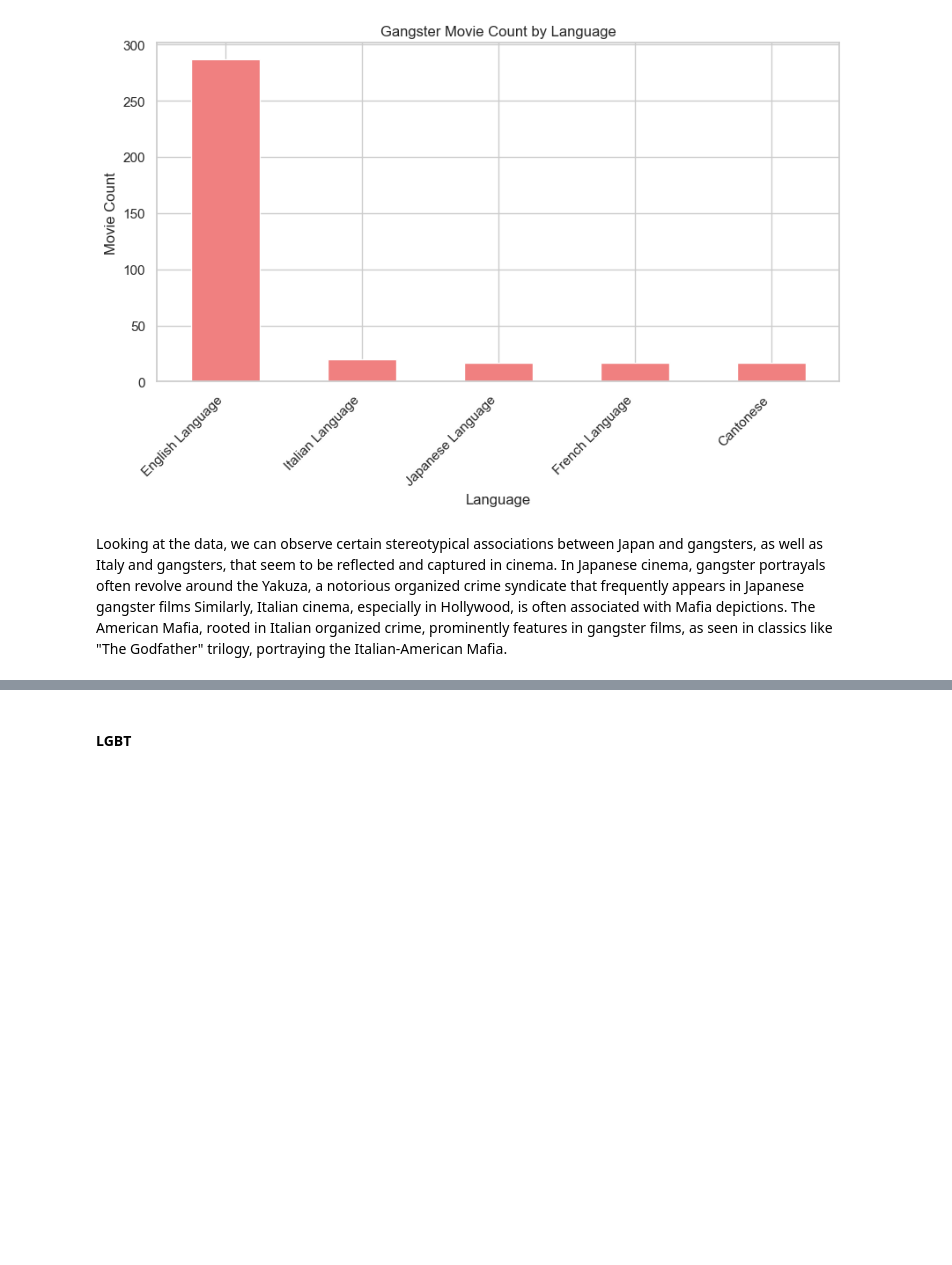
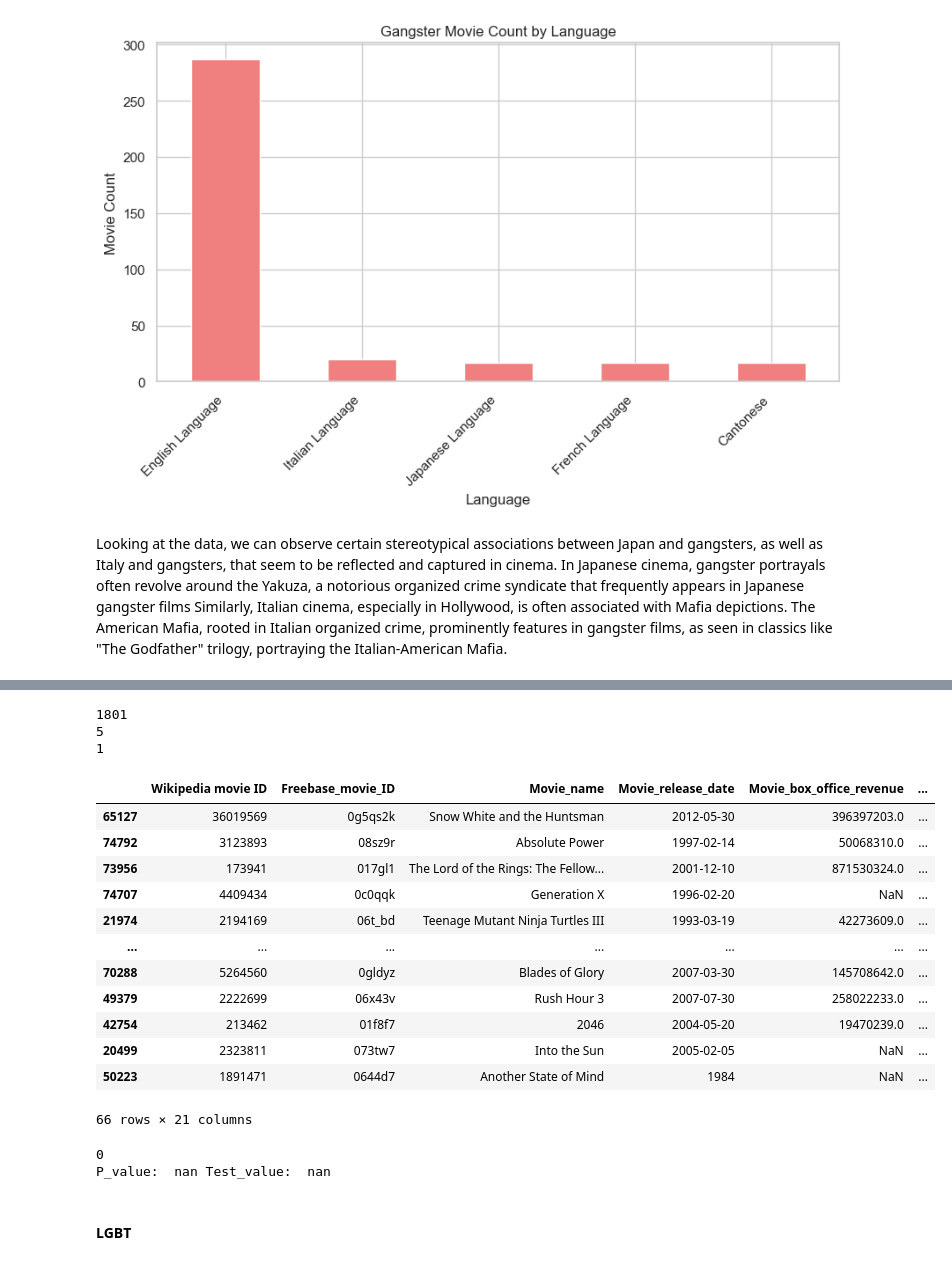
Before and after one commit to epfl-ada/ada-2023-project-pandalysts, a Jupyter notebook: P2.ipynb, the cells around one changed output, grey strips where cells are left out. Cells and saved outputs as stored; diff of their text form; code cells hidden in the pictures; blank space fills up the shorter version.

```diff
--- a/P2.ipynb
+++ b/P2.ipynb
@@ -1066,3 +2322,65 @@ Looking at the data, we can observe certain stereotypical associations between J
+# %%
+# Japanese in Gangster
+df_japanese = df_q4.copy(deep=True)
+
+# to comment or not to comment, thats the question
+df_japanese = df_japanese[df_japanese['Movie_languages_clean'].apply(lambda x: 'English Language' not in x)]
+
+df_japanese['is_gangster'] = df_japanese['Movie_genres_clean'].apply(lambda x: 'Gangster Film' in x)
+df_japanese['is_japanese_present'] = df_japanese['Movie_languages_clean'].apply(lambda x: 'Japanese Language' in x)
+
+treatment_df = df_japanese[df_japanese['is_japanese_present'] == 1]
+control_df = df_japanese[df_japanese['is_japanese_present'] == 0]
+print(len(treatment_df))
+
+control_df = control_df[control_df['budget'] > 0]
+treatment_df = treatment_df[treatment_df['budget'] > 0]
+
+print(len(treatment_df))
+print(control_df['is_gangster'].sum())
+# %% [output]
+1801
+5
+1
+# %%
+G = nx.Graph()
+
+for control_id, control_row in control_df.iterrows():
+    for treatment_id, treatment_row in treatment_df.iterrows():
+
+        # Adds an edge only if the individuals have the same race
+        if abs(control_row['budget'] - treatment_row['budget']) / ((control_row['budget'] + treatment_row['budget']) / 2) * 100 < 20:
+
+            G.add_edges_from([(control_id, treatment_id)])
+
+matching = nx.max_weight_matching(G)
+
+matched = [i[0] for i in list(matching)] + [i[1] for i in list(matching)]
+balanced_df = df_japanese.loc[matched]
+display(balanced_df)
+# %% [output]
+|  | Wikipedia movie ID | Freebase_movie_ID | Movie_name | Movie_release_date | Movie_box_office_revenue | ... |
+| 65127 | 36019569 | 0g5qs2k | Snow White and the Huntsman | 2012-05-30 | 396397203.0 | ... |
+| 74792 | 3123893 | 08sz9r | Absolute Power | 1997-02-14 | 50068310.0 | ... |
+| 73956 | 173941 | 017gl1 | The Lord of the Rings: The Fellow... | 2001-12-10 | 871530324.0 | ... |
+| 74707 | 4409434 | 0c0qqk | Generation X | 1996-02-20 | NaN | ... |
+| 21974 | 2194169 | 06t_bd | Teenage Mutant Ninja Turtles III | 1993-03-19 | 42273609.0 | ... |
+| ... | ... | ... | ... | ... | ... | ... |
+| 70288 | 5264560 | 0gldyz | Blades of Glory | 2007-03-30 | 145708642.0 | ... |
+| 49379 | 2222699 | 06x43v | Rush Hour 3 | 2007-07-30 | 258022233.0 | ... |
+| 42754 | 213462 | 01f8f7 | 2046 | 2004-05-20 | 19470239.0 | ... |
+| 20499 | 2323811 | 073tw7 | Into the Sun | 2005-02-05 | NaN | ... |
+| 50223 | 1891471 | 0644d7 | Another State of Mind | 1984 | NaN | ... |
+66 rows × 21 columns
+# %%
+
+print(balanced_df[balanced_df['is_japanese_present'] == 0]['is_gangster'].sum())
+t_stat, p_val = ttest_ind(balanced_df[balanced_df['is_japanese_present'] == 1]['is_gangster'],
+                          balanced_df[balanced_df['is_japanese_present'] == 0]['is_gangster'])
+print("P_value: ", p_val, "Test_value: ", t_stat )
+# %% [output]
+0
+P_value:  nan Test_value:  nan
 # %% [markdown]
 #### LGBT
 # %%
```
Also changed, not shown: parts of 61 cells of this notebook.
